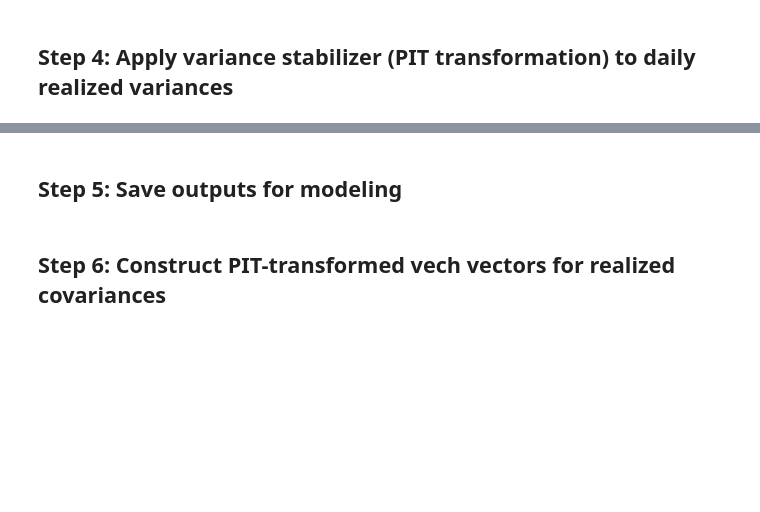
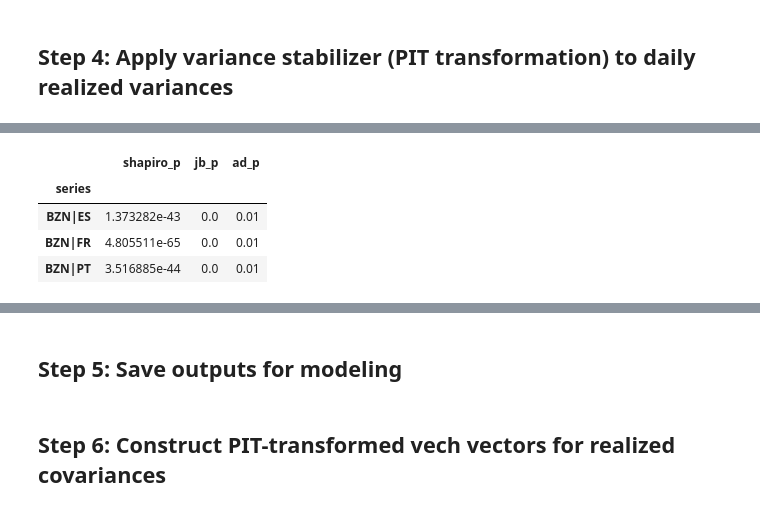
Before and after one commit to franrolotti/volatility-spillovers-methodology, a Jupyter notebook: 02_compute_realized_volatilities.ipynb, the cells around one changed output, grey strips where cells are left out. Drawn from its saved outputs; the diff is of its cells as text; code cells hidden in the pictures; blank space fills up the shorter version.

Commit message:
Unit root test

```diff
--- a/02_compute_realized_volatilities.ipynb
+++ b/02_compute_realized_volatilities.ipynb
@@ -207,0 +203,28 @@ Area                  nsw            qld             sa           tas  \
+# %%
+# --- Normality tests BEFORE PIT ------------------------------------------
+# Requires: daily_vars already in memory (one column per market/day)
+
+from scipy.stats import shapiro, jarque_bera, anderson
+import pandas as pd
+
+def normality_stats(df):
+    """Return a DataFrame with Shapiro–Wilk, Jarque-Bera and Anderson–Darling p-values."""
+    rows = []
+    for col in df.columns:
+        x = df[col].dropna().values
+        sh_p = shapiro(x).pvalue
+        jb_p = jarque_bera(x).pvalue
+        ad_stat, crit, sig = anderson(x)
+        # Anderson–Darling gives critical values; convert to an approx p-value
+        ad_p = next((s/100 for c, s in zip(crit[::-1], sig[::-1]) if ad_stat > c), 0.005)
+        rows.append(dict(series=col, shapiro_p=sh_p, jb_p=jb_p, ad_p=ad_p))
+    return pd.DataFrame(rows).set_index("series")
+
+norm_pre = normality_stats(daily_vars)
+display(norm_pre)
+# %% [output]
+|  | shapiro_p | jb_p | ad_p |
+| series |  |  |  |
+| BZN|ES | 1.373282e-43 | 0.0 | 0.01 |
+| BZN|FR | 4.805511e-65 | 0.0 | 0.01 |
+| BZN|PT | 3.516885e-44 | 0.0 | 0.01 |
```
Also changed, not shown: parts of 9 cells of this notebook.
